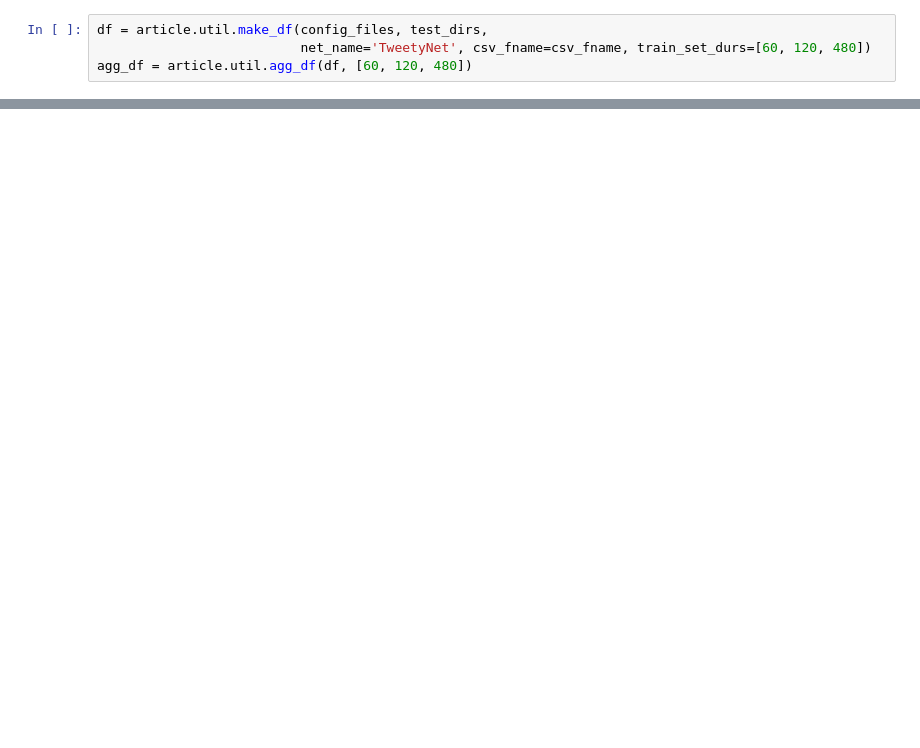
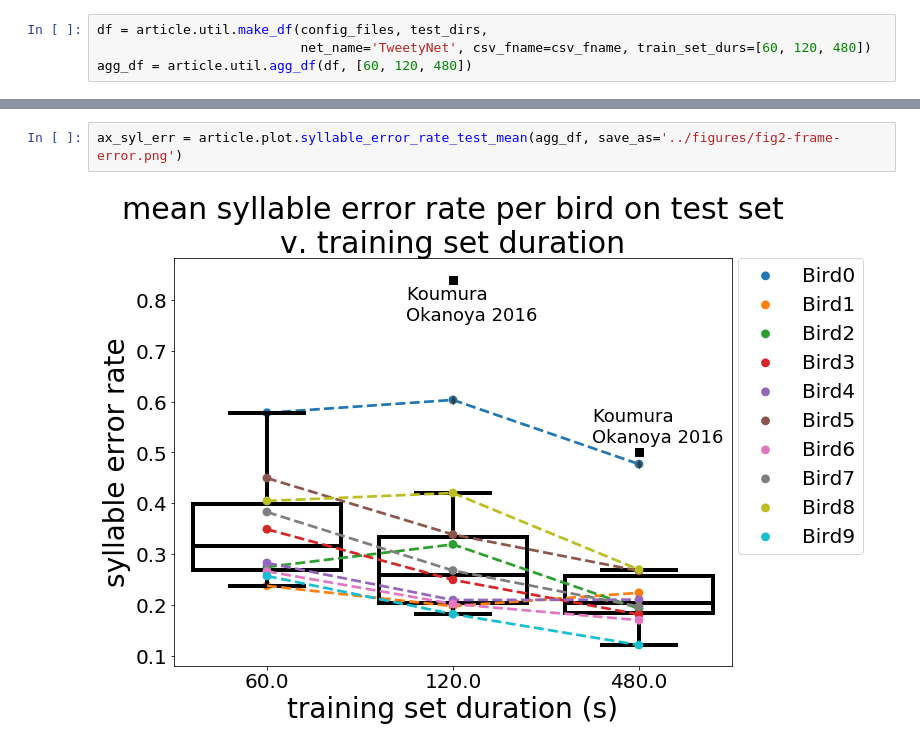
Before and after one commit to yardencsGitHub/tweetynet, a Jupyter notebook: doc/notebooks/Birdsong-Recognition-learncurve.ipynb, the cells around one changed output, grey strips where cells are left out. Drawn from its saved outputs; the diff is of its cells as text; blank space fills up the shorter version.

```diff
--- a/doc/notebooks/Birdsong-Recognition-learncurve.ipynb
+++ b/doc/notebooks/Birdsong-Recognition-learncurve.ipynb
@@ -28,0 +25,4 @@ article.plot.syllable_error_rate_test_mean(agg_df);
+# %%
+ax_syl_err = article.plot.syllable_error_rate_test_mean(agg_df, save_as='../figures/fig2-frame-error.png')
+# %% [output]
+[figure, added]
```
Also changed, not shown: parts of 5 cells of this notebook.
